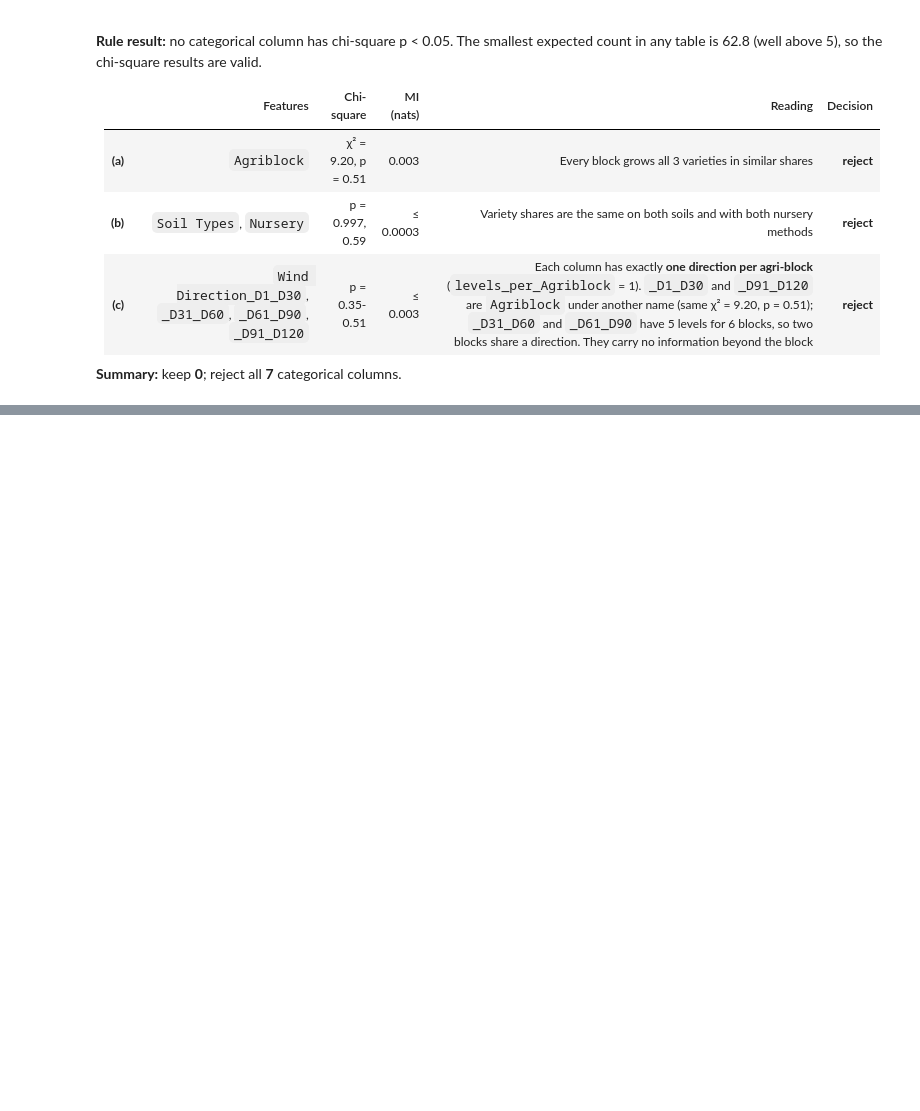
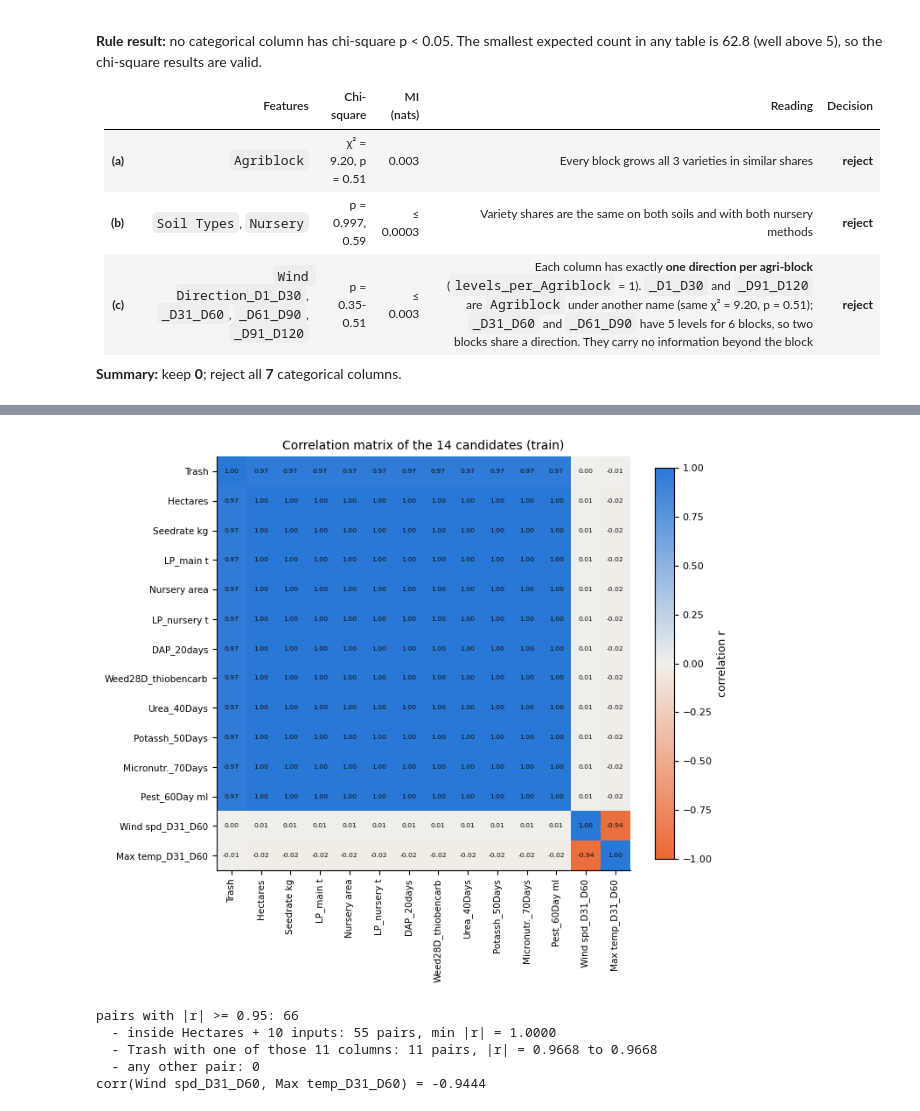
Before and after one commit to phattanaratjeedjeen-sudo/paddy, a Jupyter notebook: src/HW02_6810.ipynb, the cells around one changed output, grey strips where cells are left out. Saved outputs shown, nothing was run; the diff lists cells and outputs as text; code cells hidden in the pictures; blank space fills up the shorter version.

```diff
--- a/src/HW02_6810.ipynb
+++ b/src/HW02_6810.ipynb
@@ -736,0 +748,31 @@ display(cat_tab)
+# %%
+from matplotlib.colors import LinearSegmentedColormap
+
+W2 = ['Inst Wind Speed_D31_D60(in Knots)', 'Max temp_D31_D60']
+cand = [TRASH, 'Hectares'] + INPUTS + W2
+Rm = tr[cand].corr()
+cmap = LinearSegmentedColormap.from_list('div', [ORANGE, '#f1f0eb', BLUE])
+fig, ax = plt.subplots(figsize=(7.5, 6.5)); im = ax.imshow(Rm.values, cmap=cmap, vmin=-1, vmax=1); ax.grid(False)
+ax.set_xticks(range(len(cand))); ax.set_xticklabels([short(c) for c in cand], rotation=90, fontsize=7.5)
+ax.set_yticks(range(len(cand))); ax.set_yticklabels([short(c) for c in cand], fontsize=7.5)
+for i in range(len(cand)):
+    for j in range(len(cand)): ax.text(j, i, f'{Rm.values[i, j]:.2f}', ha='center', va='center', fontsize=5.5, color=INK)
+plt.colorbar(im, fraction=0.04, label='correlation r'); ax.set_title(f'Correlation matrix of the {len(cand)} candidates (train)'); plt.tight_layout(); plt.show()
+
+Ru = Rm.where(np.triu(np.ones(Rm.shape, dtype=bool), k=1)).stack()
+strong = Ru[Ru.abs() >= 0.95]
+SIZE = ['Hectares'] + INPUTS
+inside = strong[[({a, b} <= set(SIZE)) for a, b in strong.index]]
+with_trash = strong[[(TRASH in (a, b)) for a, b in strong.index]]
+print(f'pairs with |r| >= 0.95: {len(strong)}')
+print(f'  - inside Hectares + 10 inputs: {len(inside)} pairs, min |r| = {inside.abs().min():.4f}')
+print(f'  - Trash with one of those 11 columns: {len(with_trash)} pairs, |r| = {with_trash.abs().min():.4f} to {with_trash.abs().max():.4f}')
+print(f'  - any other pair: {len(strong) - len(inside) - len(with_trash)}')
+print(f"corr(Wind spd_D31_D60, Max temp_D31_D60) = {Rm.loc[W2[0], W2[1]]:.4f}")
+# %% [output]
+[figure, added]
+pairs with |r| >= 0.95: 66
+  - inside Hectares + 10 inputs: 55 pairs, min |r| = 1.0000
+  - Trash with one of those 11 columns: 11 pairs, |r| = 0.9668 to 0.9668
+  - any other pair: 0
+corr(Wind spd_D31_D60, Max temp_D31_D60) = -0.9444
```
Also changed, not shown: parts of 4 cells of this notebook.
